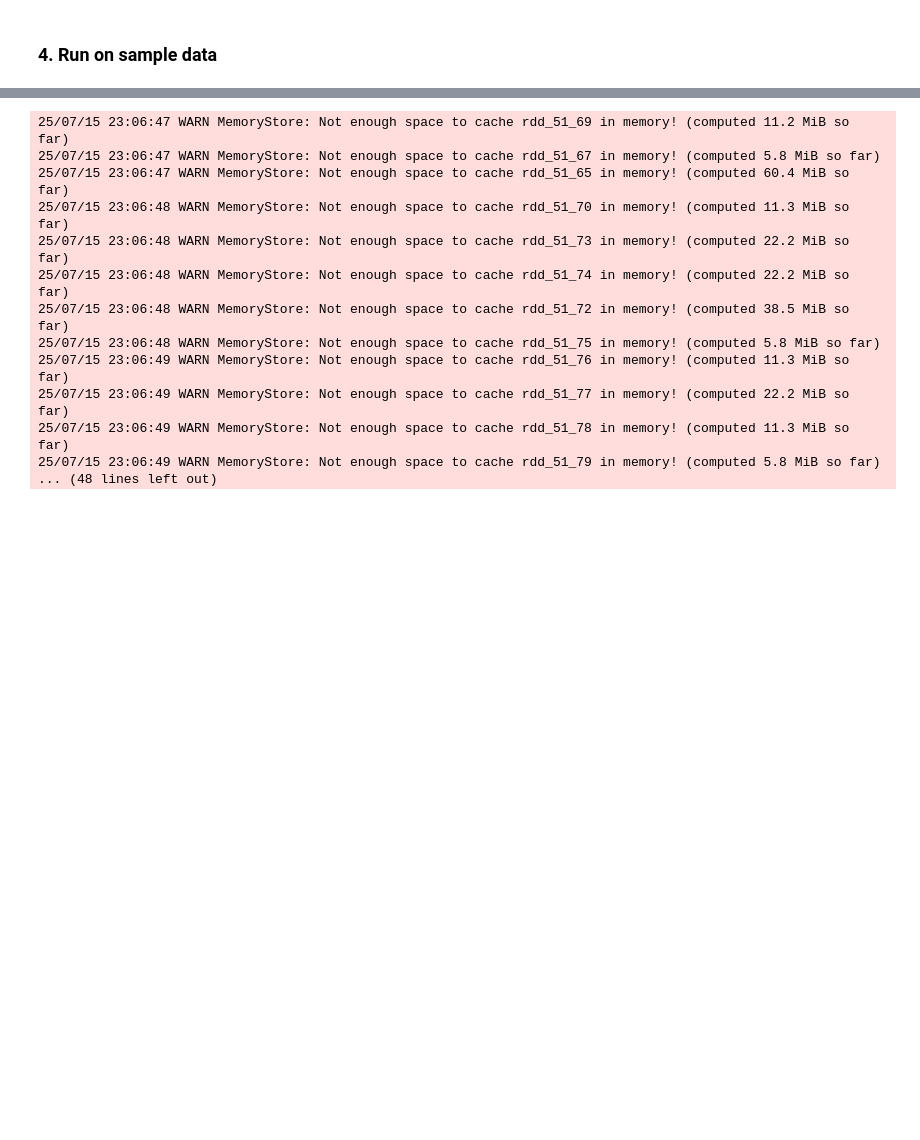
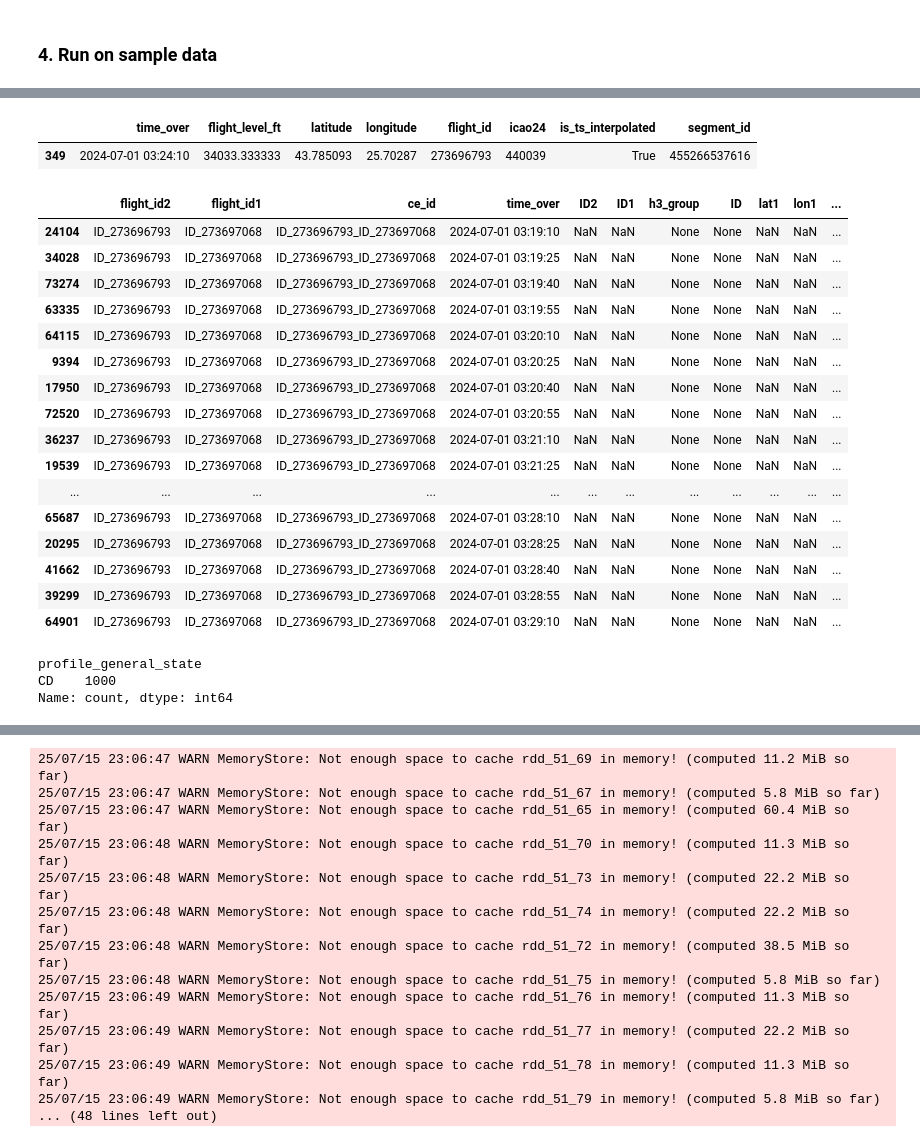
Before and after one commit to euctrl-pru/close-proximity-events, a Jupyter notebook: close-encounters-calculator copy.ipynb, the cells around one changed output, grey strips where cells are left out. Drawn from its saved outputs; the diff is of its cells as text; code cells hidden in the pictures; blank space fills up the shorter version.

```diff
--- a/close-encounters-calculator copy.ipynb
+++ b/close-encounters-calculator copy.ipynb
@@ -131,0 +140,5 @@ Wall time: 8min 5s
+# %%
+ce_pdf_expanded = ce.expand_close_encounters(step_seconds = freq_s)
+ce_pdf_expanded.to_parquet('ce_pdf_expanded_v11.parquet')
+# %%
+ce_pdf_expanded = ce_pdf_expanded.sort_values(['ce_id', 'time_over'])
@@ -131,0 +169,6 @@ Wall time: 8min 5s
+# %%
+from datetime import datetime
+df[df.time_over == datetime(2024,7,1,3,24,10)]
+# %% [output]
+|  | time_over | flight_level_ft | latitude | longitude | flight_id | icao24 | is_ts_interpolated | segment_id |
+| 349 | 2024-07-01 03:24:10 | 34033.333333 | 43.785093 | 25.70287 | 273696793 | 440039 | True | 455266537616 |
@@ -131,0 +177,20 @@ Wall time: 8min 5s
+# %%
+ce_pdf_expanded[ce_pdf_expanded.ce_id == 'ID_273696793_ID_273697068'].sort_values('time_over')
+# %% [output]
+|  | flight_id2 | flight_id1 | ce_id | time_over | ID2 | ID1 | h3_group | ID | lat1 | lon1 | ... |
+| 24104 | ID_273696793 | ID_273697068 | ID_273696793_ID_273697068 | 2024-07-01 03:19:10 | NaN | NaN | None | None | NaN | NaN | ... |
+| 34028 | ID_273696793 | ID_273697068 | ID_273696793_ID_273697068 | 2024-07-01 03:19:25 | NaN | NaN | None | None | NaN | NaN | ... |
+| 73274 | ID_273696793 | ID_273697068 | ID_273696793_ID_273697068 | 2024-07-01 03:19:40 | NaN | NaN | None | None | NaN | NaN | ... |
+| 63335 | ID_273696793 | ID_273697068 | ID_273696793_ID_273697068 | 2024-07-01 03:19:55 | NaN | NaN | None | None | NaN | NaN | ... |
+| 64115 | ID_273696793 | ID_273697068 | ID_273696793_ID_273697068 | 2024-07-01 03:20:10 | NaN | NaN | None | None | NaN | NaN | ... |
+| 9394 | ID_273696793 | ID_273697068 | ID_273696793_ID_273697068 | 2024-07-01 03:20:25 | NaN | NaN | None | None | NaN | NaN | ... |
+| 17950 | ID_273696793 | ID_273697068 | ID_273696793_ID_273697068 | 2024-07-01 03:20:40 | NaN | NaN | None | None | NaN | NaN | ... |
+| 72520 | ID_273696793 | ID_273697068 | ID_273696793_ID_273697068 | 2024-07-01 03:20:55 | NaN | NaN | None | None | NaN | NaN | ... |
+| 36237 | ID_273696793 | ID_273697068 | ID_273696793_ID_273697068 | 2024-07-01 03:21:10 | NaN | NaN | None | None | NaN | NaN | ... |
+| 19539 | ID_273696793 | ID_273697068 | ID_273696793_ID_273697068 | 2024-07-01 03:21:25 | NaN | NaN | None | None | NaN | NaN | ... |
+| ... | ... | ... | ... | ... | ... | ... | ... | ... | ... | ... | ... |
+| 65687 | ID_273696793 | ID_273697068 | ID_273696793_ID_273697068 | 2024-07-01 03:28:10 | NaN | NaN | None | None | NaN | NaN | ... |
+| 20295 | ID_273696793 | ID_273697068 | ID_273696793_ID_273697068 | 2024-07-01 03:28:25 | NaN | NaN | None | None | NaN | NaN | ... |
+| 41662 | ID_273696793 | ID_273697068 | ID_273696793_ID_273697068 | 2024-07-01 03:28:40 | NaN | NaN | None | None | NaN | NaN | ... |
+| 39299 | ID_273696793 | ID_273697068 | ID_273696793_ID_273697068 | 2024-07-01 03:28:55 | NaN | NaN | None | None | NaN | NaN | ... |
+| 64901 | ID_273696793 | ID_273697068 | ID_273696793_ID_273697068 | 2024-07-01 03:29:10 | NaN | NaN | None | None | NaN | NaN | ... |
@@ -131,0 +346,6 @@ Wall time: 8min 5s
+# %%
+res.profile_general_state.value_counts()
+# %% [output]
+profile_general_state
+CD    1000
+Name: count, dtype: int64
```
Also changed, not shown: parts of 24 cells of this notebook, 1 other file.
